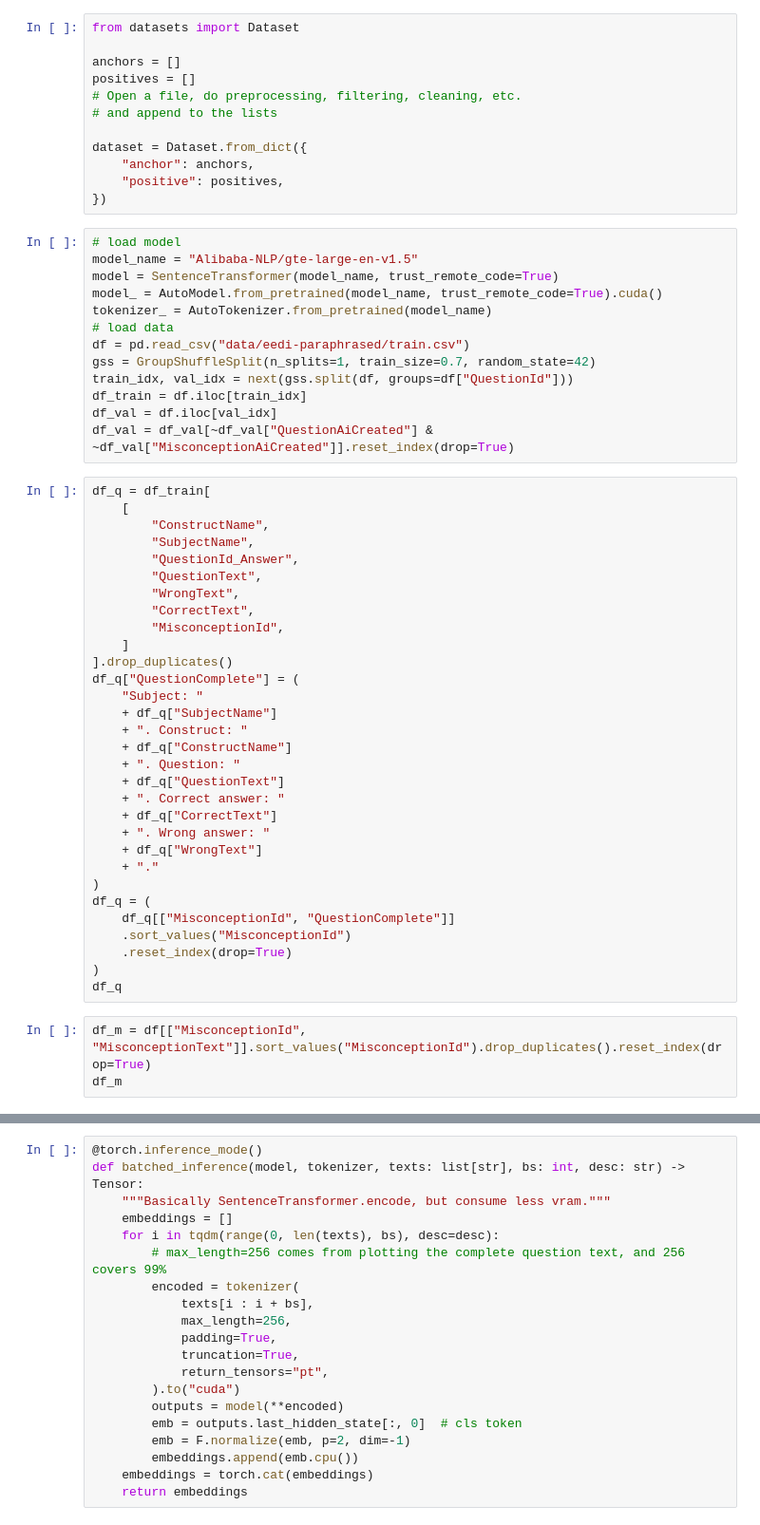
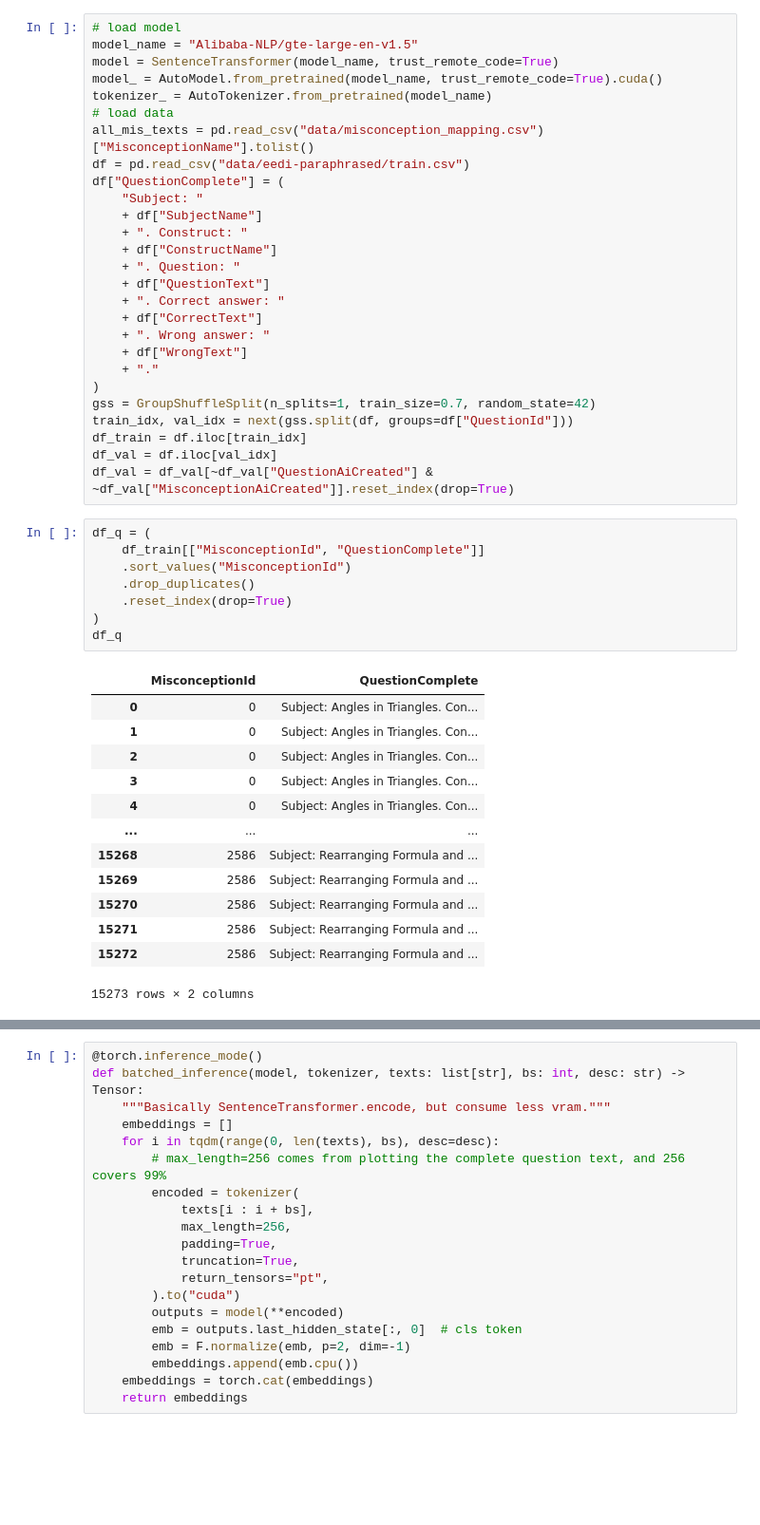
Before and after one commit to evanarlian/kaggle-eedi, a Jupyter notebook: train_sts.ipynb, the cells around one changed output, grey strips where cells are left out. Shown: that part at 95% size. Cells and saved outputs as stored; diff of their text form; blank space fills up the shorter version.

```diff
--- a/train_sts.ipynb
+++ b/train_sts.ipynb
@@ -27,15 +34,3 @@ import random
-# %%
-from datasets import Dataset
-
-anchors = []
-positives = []
-# Open a file, do preprocessing, filtering, cleaning, etc.
-# and append to the lists
-
-dataset = Dataset.from_dict({
-    "anchor": anchors,
-    "positive": positives,
-})
 # %%
 # load model
 model_name = "Alibaba-NLP/gte-large-en-v1.5"
@@ -43,43 +38,45 @@ model = SentenceTransformer(model_name, trust_remote_code=True)
 model_ = AutoModel.from_pretrained(model_name, trust_remote_code=True).cuda()
 tokenizer_ = AutoTokenizer.from_pretrained(model_name)
 # load data
+all_mis_texts = pd.read_csv("data/misconception_mapping.csv")["MisconceptionName"].tolist()
 df = pd.read_csv("data/eedi-paraphrased/train.csv")
+df["QuestionComplete"] = (
+    "Subject: "
+    + df["SubjectName"]
+    + ". Construct: "
+    + df["ConstructName"]
+    + ". Question: "
+    + df["QuestionText"]
+    + ". Correct answer: "
+    + df["CorrectText"]
+    + ". Wrong answer: "
+    + df["WrongText"]
+    + "."
+)
 gss = GroupShuffleSplit(n_splits=1, train_size=0.7, random_state=42)
 train_idx, val_idx = next(gss.split(df, groups=df["QuestionId"]))
 df_train = df.iloc[train_idx]
 df_val = df.iloc[val_idx]
 df_val = df_val[~df_val["QuestionAiCreated"] & ~df_val["MisconceptionAiCreated"]].reset_index(drop=True)
-# %%
-df_q = df_train[
-    [
-        "ConstructName",
-        "SubjectName",
-        "QuestionId_Answer",
-        "QuestionText",
-        "WrongText",
-        "CorrectText",
-        "MisconceptionId",
-    ]
-].drop_duplicates()
-df_q["QuestionComplete"] = (
-    "Subject: "
-    + df_q["SubjectName"]
-    + ". Construct: "
-    + df_q["ConstructName"]
-    + ". Question: "
-    + df_q["QuestionText"]
-    + ". Correct answer: "
-    + df_q["CorrectText"]
-    + ". Wrong answer: "
-    + df_q["WrongText"]
-    + "."
-)
-df_q = (
-    df_q[["MisconceptionId", "QuestionComplete"]]
-    .sort_values("MisconceptionId")
-    .reset_index(drop=True)
-)
-df_q
 # %%
-df_m = df[["MisconceptionId", "MisconceptionText"]].sort_values("MisconceptionId").drop_duplicates().reset_index(drop=True)
-df_m
+df_q = (
+    df_train[["MisconceptionId", "QuestionComplete"]]
+    .sort_values("MisconceptionId")
+    .drop_duplicates()
+    .reset_index(drop=True)
+)
+df_q
+# %% [output]
+|  | MisconceptionId | QuestionComplete |
+| 0 | 0 | Subject: Angles in Triangles. Con... |
+| 1 | 0 | Subject: Angles in Triangles. Con... |
+| 2 | 0 | Subject: Angles in Triangles. Con... |
+| 3 | 0 | Subject: Angles in Triangles. Con... |
+| 4 | 0 | Subject: Angles in Triangles. Con... |
+| ... | ... | ... |
+| 15268 | 2586 | Subject: Rearranging Formula and ... |
+| 15269 | 2586 | Subject: Rearranging Formula and ... |
+| 15270 | 2586 | Subject: Rearranging Formula and ... |
+| 15271 | 2586 | Subject: Rearranging Formula and ... |
+| 15272 | 2586 | Subject: Rearranging Formula and ... |
+15273 rows × 2 columns
```
Also changed, not shown: parts of 13 cells of this notebook, 1 other file.
